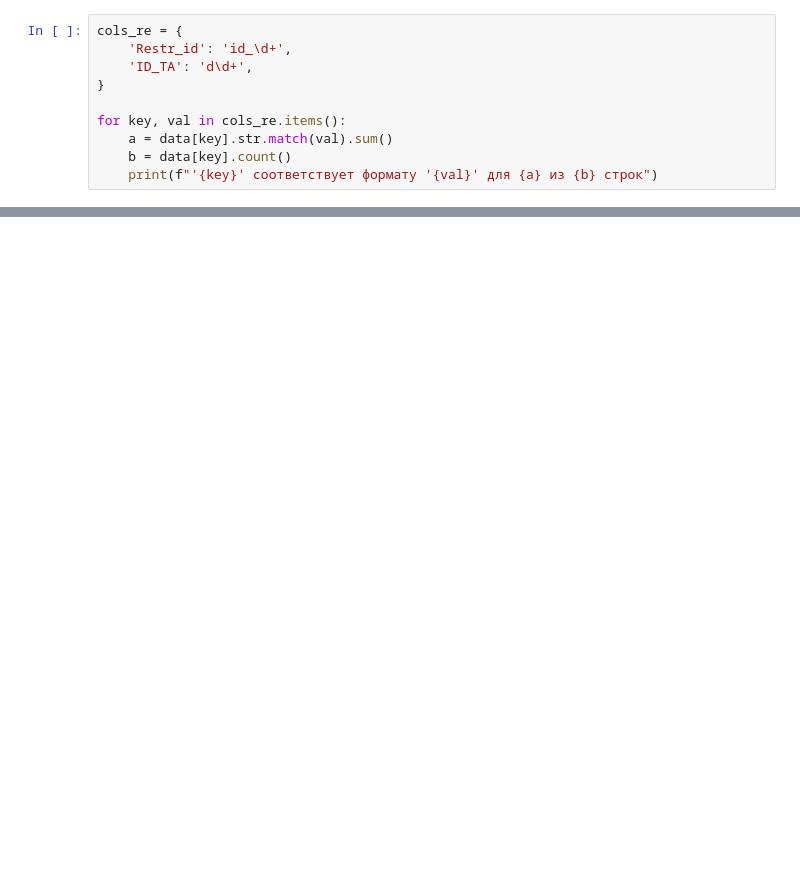
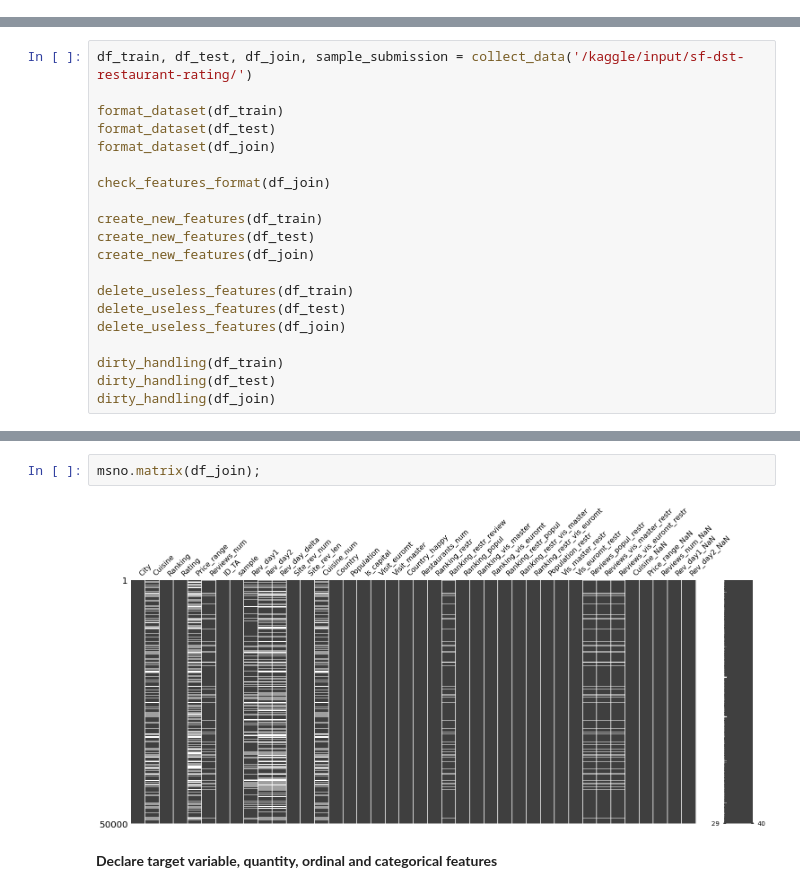
Before and after one commit to ivan-kud/ml-projects, a Jupyter notebook: RDS3 - About tasty and healthy food/RDS3 - About tasty and healthy food.ipynb, the cells around one changed output, grey strips where cells are left out. Drawn from its saved outputs; the diff is of its cells as text; blank space fills up the shorter version.

```diff
--- a/RDS3 - About tasty and healthy food/RDS3 - About tasty and healthy food.ipynb
+++ b/RDS3 - About tasty and healthy food/RDS3 - About tasty and healthy food.ipynb
@@ -69,10 +0,0 @@ data.rename(columns={
-# %%
-cols_re = {
-    'Restr_id': 'id_\d+',
-    'ID_TA': 'd\d+',
-}
-
-for key, val in cols_re.items():
-    a = data[key].str.match(val).sum()
-    b = data[key].count()
-    print(f"'{key}' соответствует формату '{val}' для {a} из {b} строк")
@@ -719,0 +452,20 @@ data
+# %%
+df_train, df_test, df_join, sample_submission = collect_data('/kaggle/input/sf-dst-restaurant-rating/')
+
+format_dataset(df_train)
+format_dataset(df_test)
+format_dataset(df_join)
+
+check_features_format(df_join)
+
+create_new_features(df_train)
+create_new_features(df_test)
+create_new_features(df_join)
+
+delete_useless_features(df_train)
+delete_useless_features(df_test)
+delete_useless_features(df_join)
+
+dirty_handling(df_train)
+dirty_handling(df_test)
+dirty_handling(df_join)
@@ -719,0 +538,6 @@ data
+# %%
+msno.matrix(df_join);
+# %% [output]
+[figure, added]
+# %% [markdown]
+**Declare target variable, quantity, ordinal and categorical features**
```
Also changed, not shown: parts of 164 cells of this notebook.
